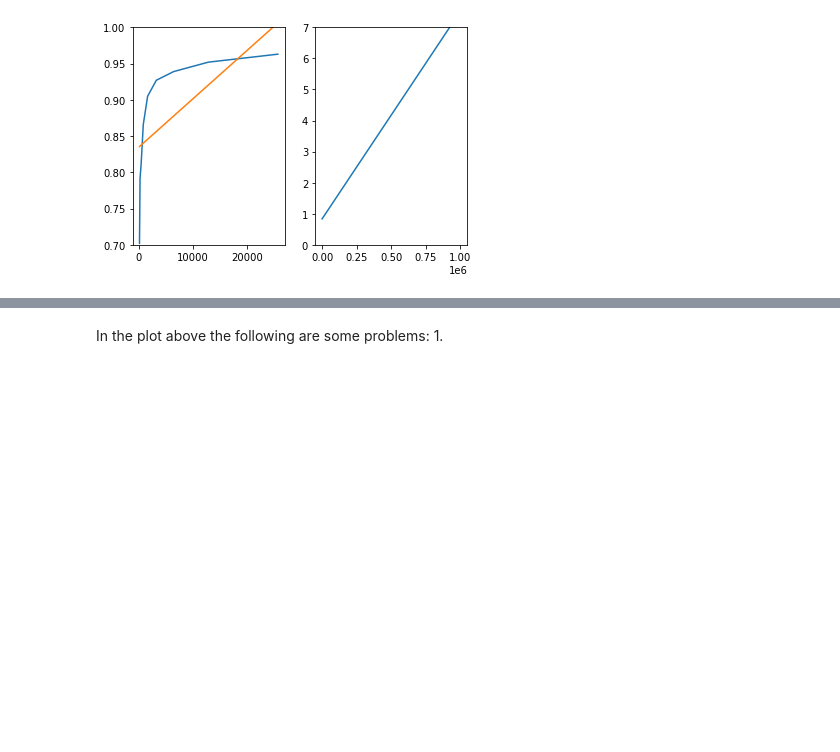
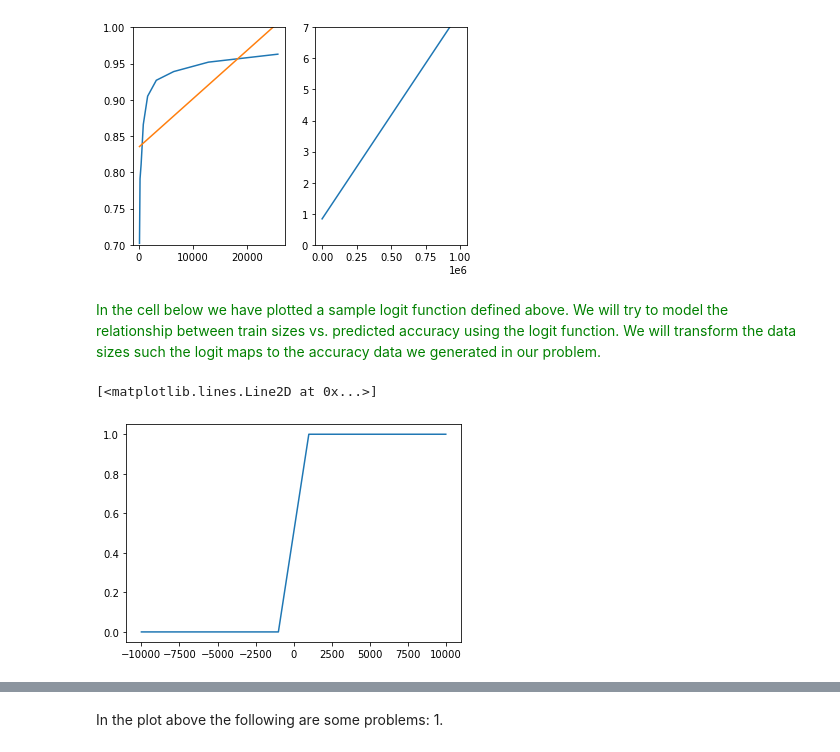
Before and after one commit to jagannathanl/jagan-lak-w207, a Jupyter notebook: jagannathan_lakshmipathy_project1.ipynb, the cells around one changed output, grey strips where cells are left out. Drawn from its saved outputs; the diff is of its cells as text; code cells hidden in the pictures; blank space fills up the shorter version.

```diff
--- a/jagannathan_lakshmipathy_project1.ipynb
+++ b/jagannathan_lakshmipathy_project1.ipynb
@@ -356,3 +358,21 @@ ax[1].set_ylim([0,7])
 R-Squared = 0.4177006634161019
 (0.0, 7.0)
 [figure]
+# %% [markdown]
+<span style="font-family:Verdana; color: green;"> In the cell below we have plotted a sample logit function defined above. We will try to model the relationship between train sizes vs. predicted accuracy using the logit function. We will transform the data sizes such the logit maps to the accuracy data we generated in our problem. </span>
+# %%
+def logit(x):
+    return 1/(1+np.exp(-x))
+
+szs = np.array([100, 200, 400, 800, 1600, 3200, 6400, 12800, 25600])
+acc = np.array([0.702, 0.791, 0.811, 0.866, 0.905, 0.927, 0.939, 0.952, 0.963])
+
+
+x = np.array([-10000, -9000, -8000, -7000, -6000, -5000, -4000, -3000, -2000, -1000, 0, 1000, 2000, 3000, 4000, 5000, 6000, 7000, 8000, 9000, 10000])
+y = logit(x)
+
+fig, ax = plt.subplots(1, 1)
+ax.plot(x, y)
+# %% [output]
+[<matplotlib.lines.Line2D at 0x...>]
+[figure, added]
```
Also changed, not shown: parts of 11 cells of this notebook.
